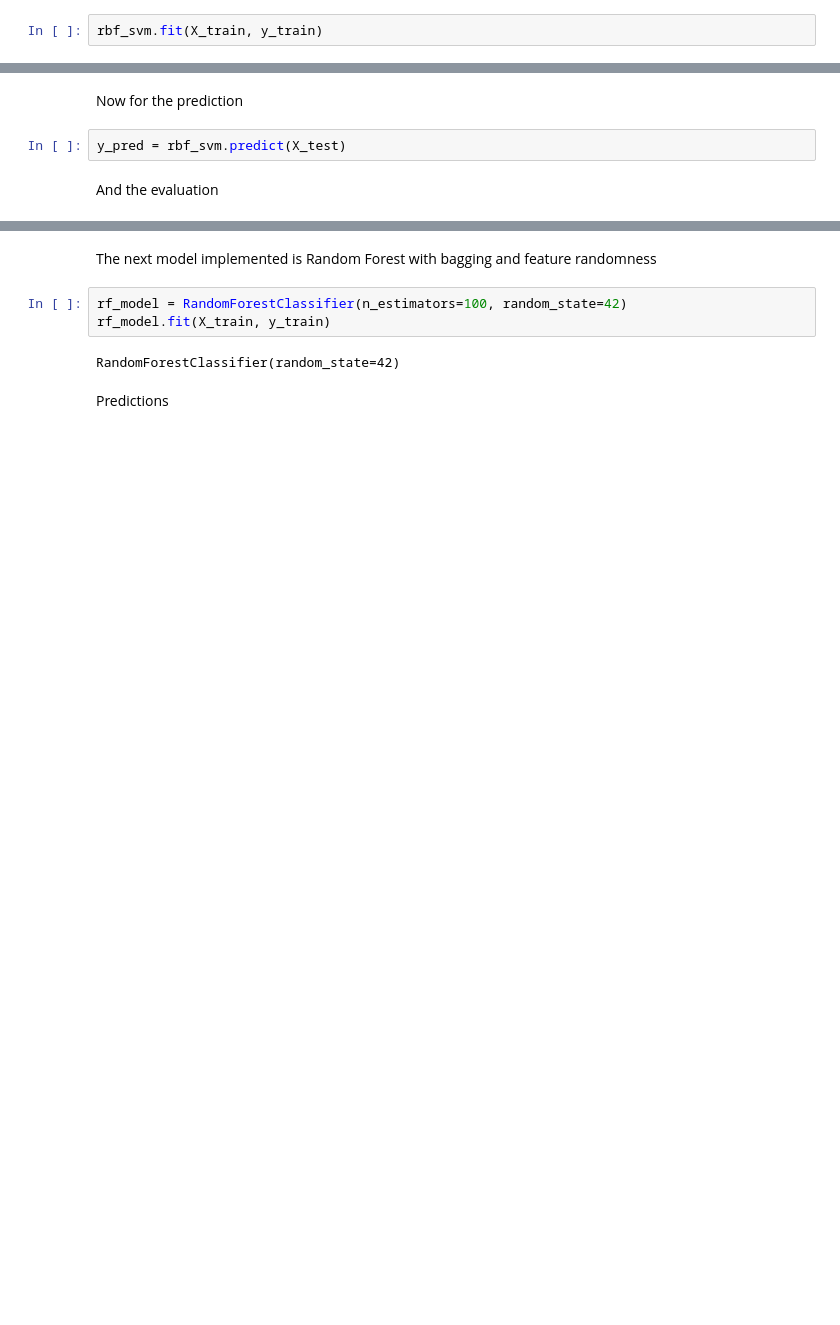
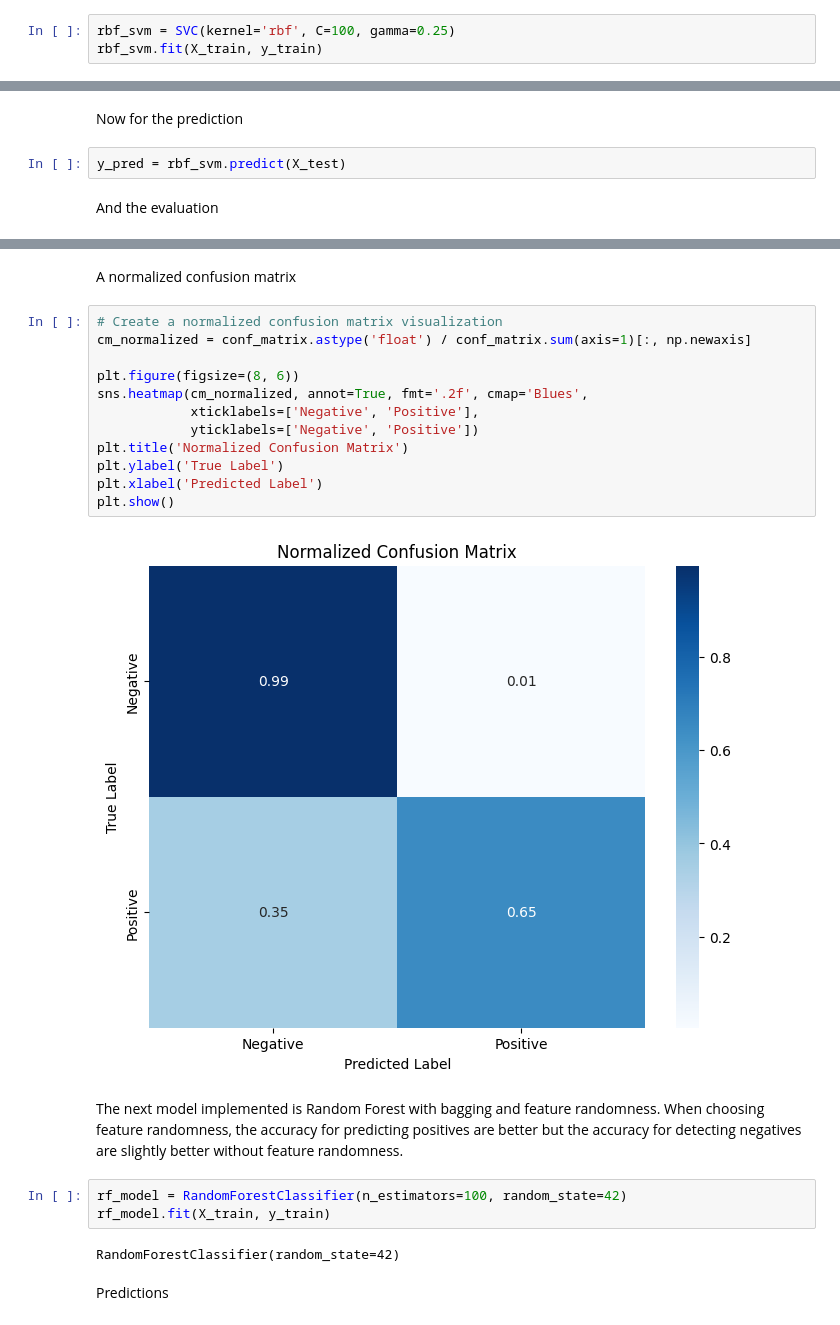
Before and after one commit to tobiaseis/ML_exam, a Jupyter notebook: ML_exam.ipynb, the cells around one changed output, grey strips where cells are left out. Cells and saved outputs as stored; diff of their text form; blank space fills up the shorter version.

```diff
--- a/ML_exam.ipynb
+++ b/ML_exam.ipynb
@@ -137,3 +185,4 @@ Now training the SVM with the linear kernel on the entire dataset and evaluating
 # %%
+rbf_svm = SVC(kernel='rbf', C=100, gamma=0.25)
 rbf_svm.fit(X_train, y_train)
 # %% [output]
@@ -184,6 +233,22 @@ Confusion Matrix:
 [figure]
+# %% [markdown]
+A normalized confusion matrix
+# %%
+# Create a normalized confusion matrix visualization
+cm_normalized = conf_matrix.astype('float') / conf_matrix.sum(axis=1)[:, np.newaxis]
+
+plt.figure(figsize=(8, 6))
+sns.heatmap(cm_normalized, annot=True, fmt='.2f', cmap='Blues',
+            xticklabels=['Negative', 'Positive'],
+            yticklabels=['Negative', 'Positive'])
+plt.title('Normalized Confusion Matrix')
+plt.ylabel('True Label')
+plt.xlabel('Predicted Label')
+plt.show()
+# %% [output]
+[figure, added]
 # %% [markdown]
-The next model implemented is Random Forest with bagging and feature randomness
+The next model implemented is Random Forest with bagging and feature randomness. When choosing feature randomness, the accuracy for predicting positives are better but the accuracy for detecting negatives are slightly better without feature randomness.
 # %%
 rf_model = RandomForestClassifier(n_estimators=100, random_state=42)
 rf_model.fit(X_train, y_train)
```
Also changed, not shown: parts of 21 cells of this notebook.
